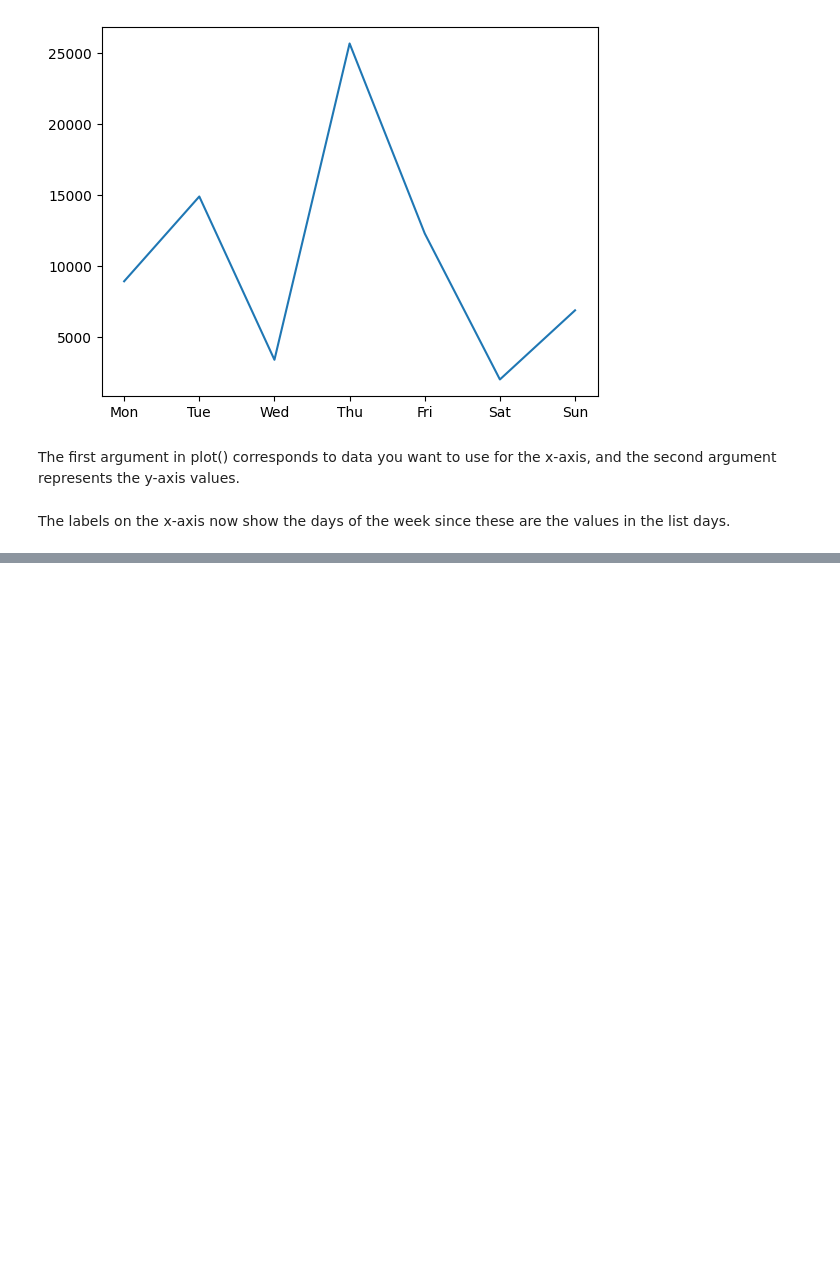
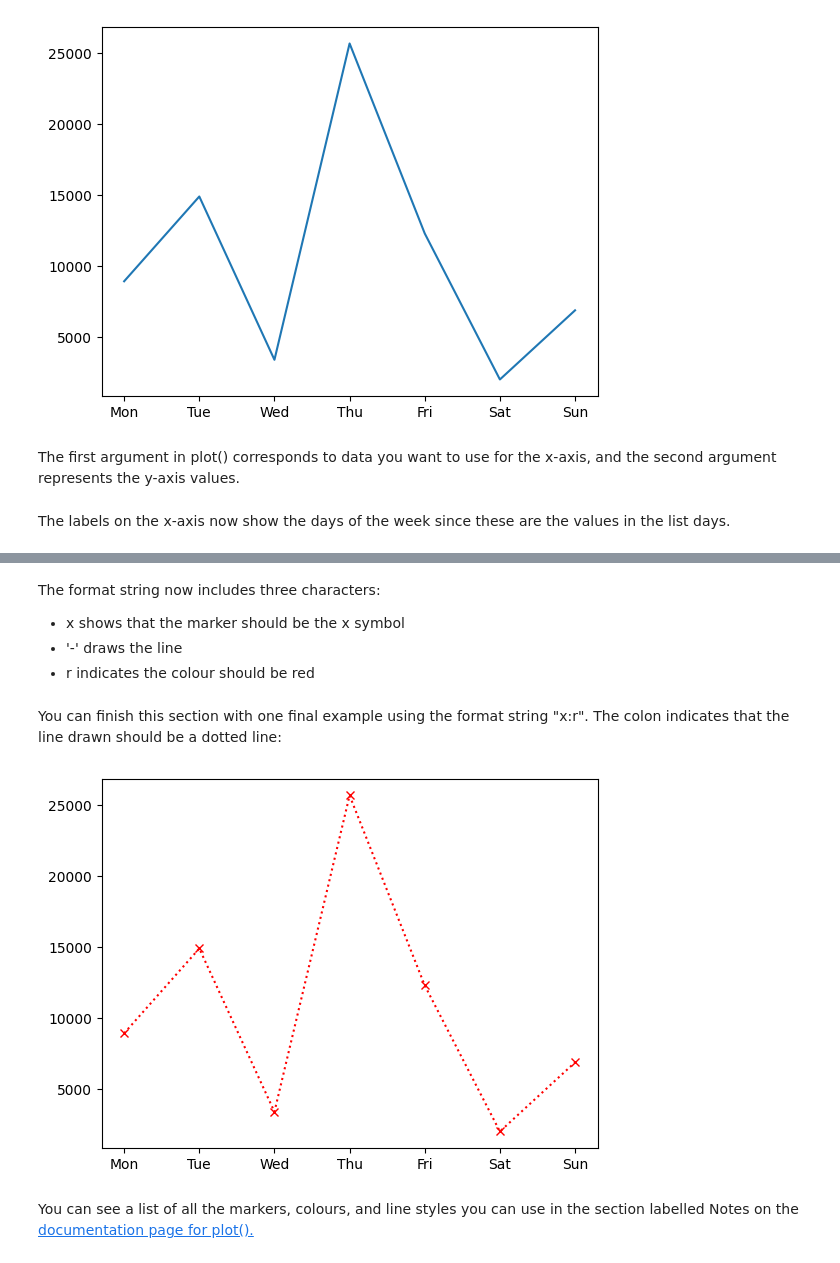
Before and after one commit to EfekanAlpsa/DataScientist-RoadMap, a Jupyter notebook: 3 - Pandas, Data Visualization/Matplotlib/Basics of Data Visualization in Python Using Matplotlib/Basics of Data Visualization in Python Using Matplotlib.ipynb, the cells around one changed output, grey strips where cells are left out. Saved outputs shown, nothing was run; the diff lists cells and outputs as text; code cells hidden in the pictures; blank space fills up the shorter version.

```diff
--- a/3 - Pandas, Data Visualization/Matplotlib/Basics of Data Visualization in Python Using Matplotlib/Basics of Data Visualization in Python Using Matplotlib.ipynb
+++ b/3 - Pandas, Data Visualization/Matplotlib/Basics of Data Visualization in Python Using Matplotlib/Basics of Data Visualization in Python Using Matplotlib.ipynb
@@ -54,0 +95,20 @@ The labels on the x-axis now show the days of the week since these are the value
+# %% [markdown]
+The format string now includes three characters:
+
+- x shows that the marker should be the x symbol
+- '-' draws the line
+- r indicates the colour should be red
+# %% [markdown]
+You can finish this section with one final example using the format string "x:r". The colon indicates that the line drawn should be a dotted line:
+# %%
+import matplotlib.pyplot as plt
+
+days = ["Mon", "Tue", "Wed", "Thu", "Fri", "Sat", "Sun"]
+steps_walked = [8934, 14902, 3409, 25672, 12300, 2023, 6890]
+
+plt.plot(days, steps_walked, "x:r")
+plt.show()
+# %% [output]
+[figure, added]
+# %% [markdown]
+You can see a list of all the markers, colours, and line styles you can use in the section labelled Notes on the [documentation page for plot().](https://matplotlib.org/stable/api/_as_gen/matplotlib.pyplot.plot.html#matplotlib.pyplot.plot)
```
Also changed, not shown: parts of 8 cells of this notebook.
